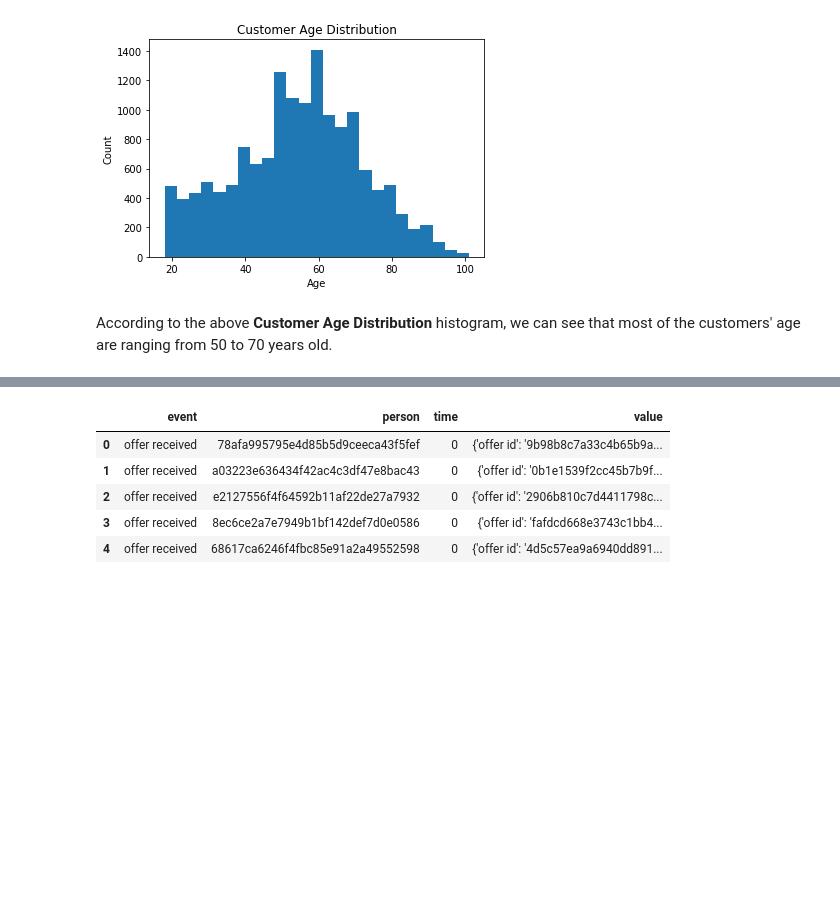
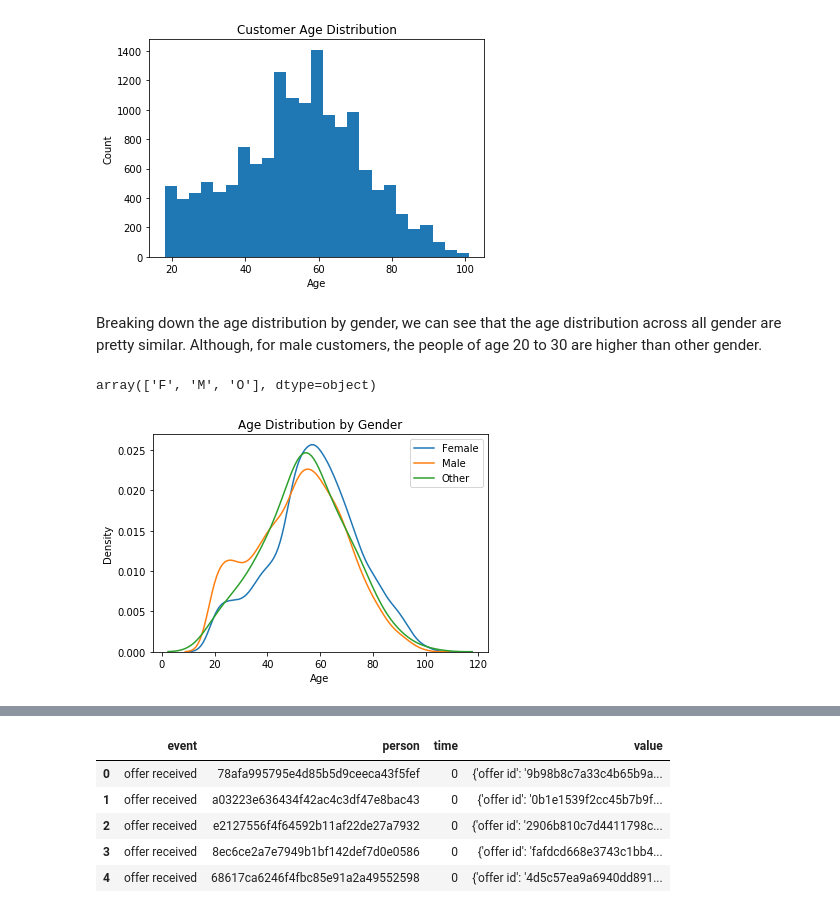
Before and after one commit to michellehsu2018/udacity-starbucks-capstone, a Jupyter notebook: Starbucks_Capstone_notebook.ipynb, the cells around one changed output, grey strips where cells are left out. Drawn from its saved outputs; the diff is of its cells as text; code cells hidden in the pictures; blank space fills up the shorter version.

```diff
--- a/Starbucks_Capstone_notebook.ipynb
+++ b/Starbucks_Capstone_notebook.ipynb
@@ -242,5 +256,19 @@ plt.ylabel('Count')
 plt.show()
 # %% [output]
 [figure]
-# %% [markdown]
-According to the above **Customer Age Distribution** histogram, we can see that most of the customers' age are ranging from 50 to 70 years old.
+# %% [markdown]
+Breaking down the age distribution by gender, we can see that the age distribution across all gender are pretty similar. Although, for male customers, the people of age 20 to 30 are higher than other gender.
+# %%
+profile['gender'].unique()
+# %% [output]
+array(['F', 'M', 'O'], dtype=object)
+# %%
+sns.kdeplot(profile[profile['gender'] == 'F']['age'], label = 'Female')
+sns.kdeplot(profile[profile['gender'] == 'M']['age'], label = 'Male')
+sns.kdeplot(profile[profile['gender'] == 'O']['age'], label = 'Other')
+plt.xlabel('Age')
+plt.ylabel('Density')
+plt.title('Age Distribution by Gender')
+plt.show()
+# %% [output]
+[figure, added]
```
Also changed, not shown: parts of 92 cells of this notebook.
